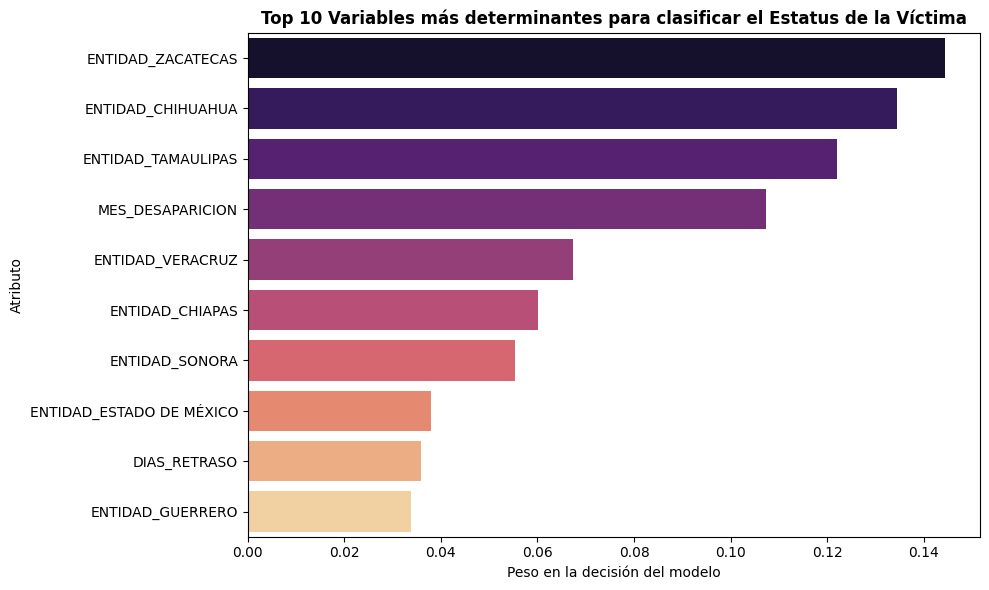
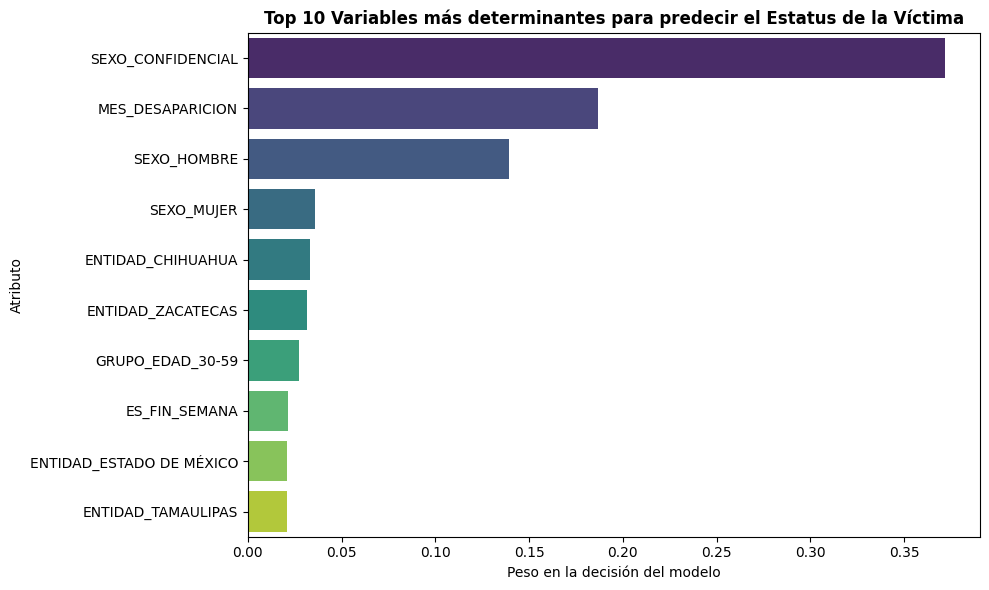
The change to this notebook cell's code, shown as a diff; its figure went from the first image to the second:
--- before
+++ after
@@ -1,14 +1,13 @@
-# Extraemos la importancia matemática de las variables según el árbol de decisión
 importancias = modelo_rf.feature_importances_
 nombres_columnas = X_train.columns
 
 df_importancia = pd.DataFrame({'Variable': nombres_columnas, 'Importancia': importancias})
-# Tomamos las 10 entidades más importantes
+# Tomamos las 10 entidades/variables más importantes
 df_importancia = df_importancia.sort_values(by='Importancia', ascending=False).head(10)
 
 # Grafica
 plt.figure(figsize=(10, 6))
-sns.barplot(x='Importancia', y='Variable', data=df_importancia, palette='magma')
-plt.title('Top 10 Variables más determinantes para clasificar el Estatus de la Víctima', fontweight='bold', fontsize=12)
+sns.barplot(x='Importancia', y='Variable', data=df_importancia, palette='viridis', hue='Variable', legend=False)
+plt.title('Top 10 Variables más determinantes para predecir el Estatus de la Víctima', fontweight='bold', fontsize=12)
 plt.xlabel('Peso en la decisión del modelo')
 plt.ylabel('Atributo')

Commit: Add files via upload